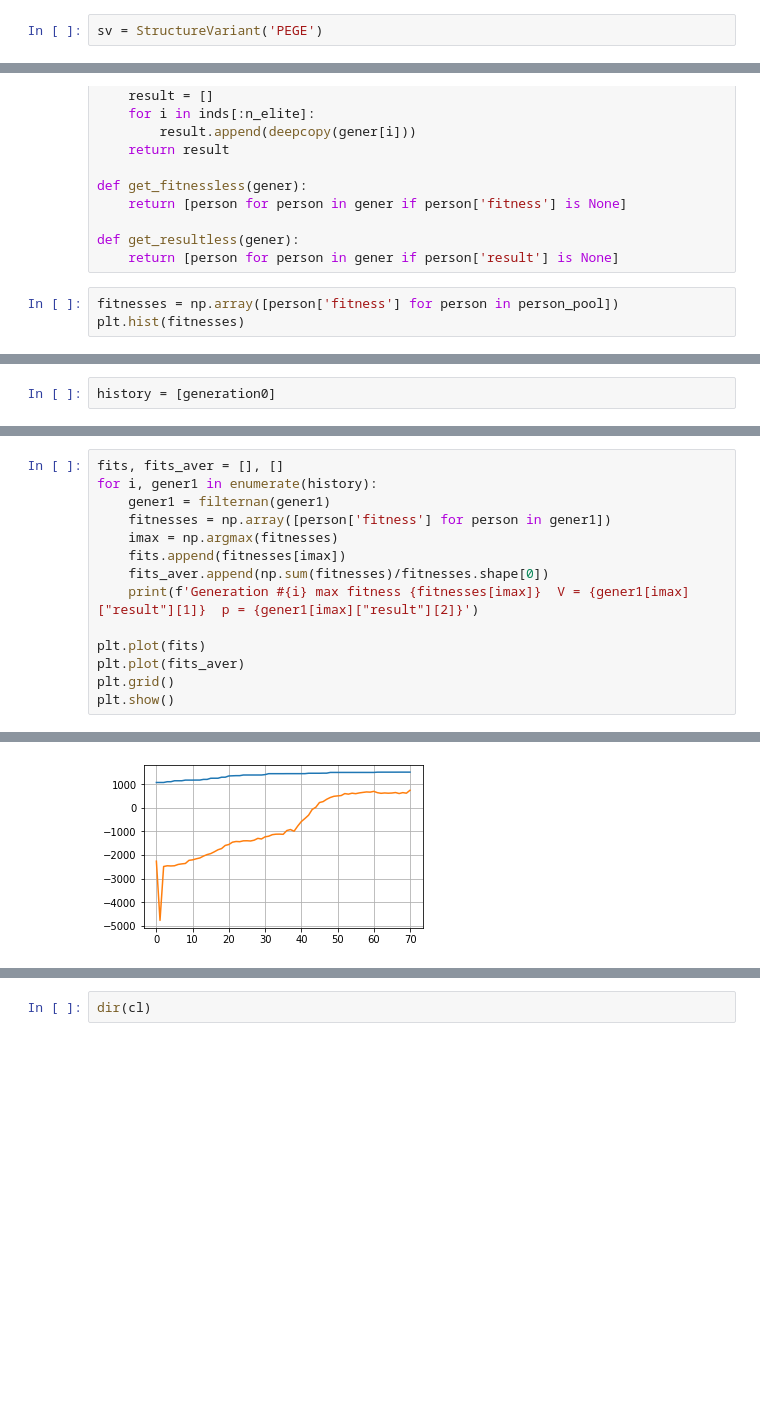
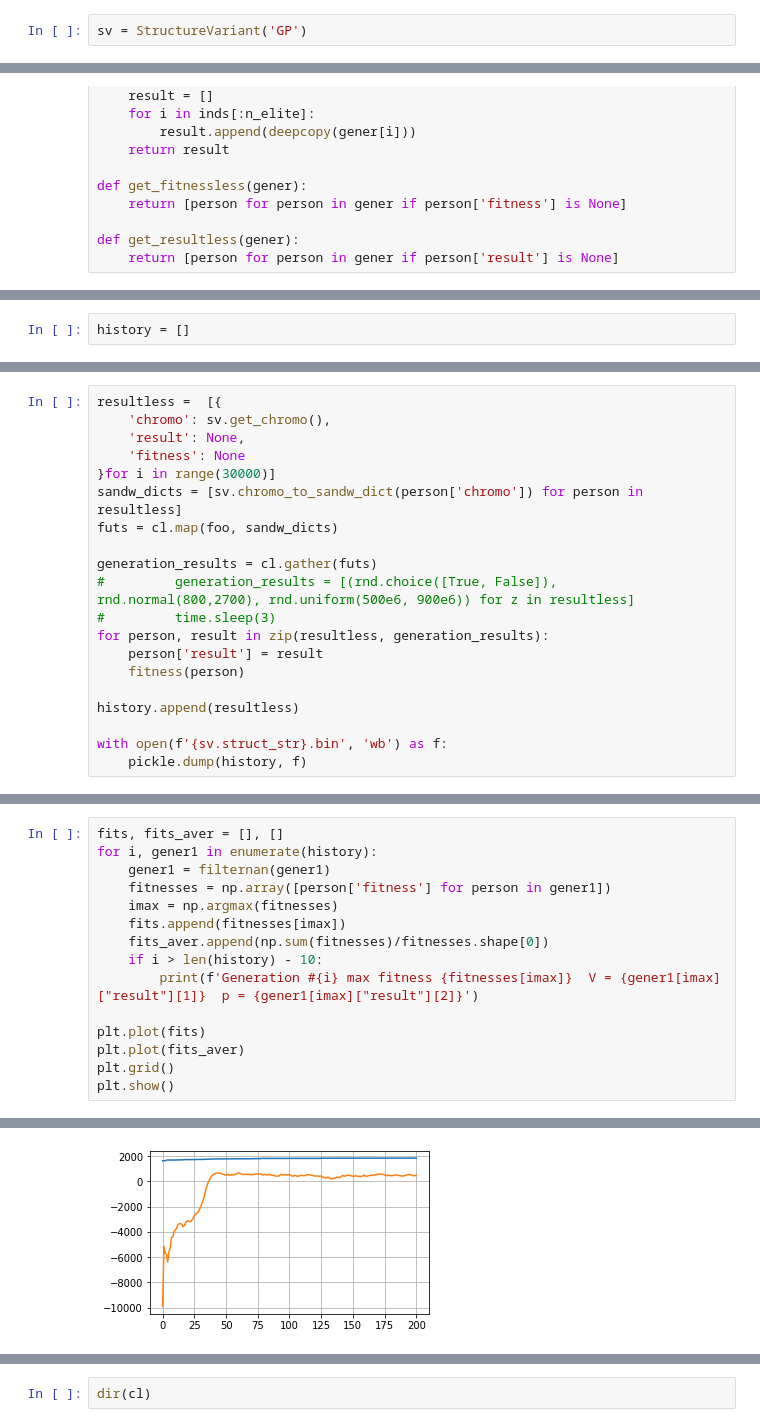
Before and after one commit to TovarnovM/pyKas, a Jupyter notebook: jupyters/Новая оптимизация/оптимизация.ipynb, the cells around one changed output, grey strips where cells are left out. Drawn from its saved outputs; the diff is of its cells as text; blank space fills up the shorter version.

```diff
--- a/jupyters/Новая оптимизация/оптимизация.ipynb
+++ b/jupyters/Новая оптимизация/оптимизация.ipynb
@@ -378,6 +377,6 @@ cl
 # %%
 cl.upload_file('sandwich.py')
 # %%
-sv = StructureVariant('PEGE')
+sv = StructureVariant('GP')
 # %%
 # import pickle
@@ -525,6 +490,3 @@ def get_fitnessless(gener):
 
 def get_resultless(gener):
     return [person for person in gener if person['result'] is None]
-# %%
-fitnesses = np.array([person['fitness'] for person in person_pool])
-plt.hist(fitnesses)
@@ -551,2 +515,2 @@ plt.hist([person['fitness'] for person in generation0])
 # %%
-history = [generation0]
+history = []
@@ -556,0 +517,20 @@ len(history)
+# %%
+resultless =  [{
+    'chromo': sv.get_chromo(),
+    'result': None,
+    'fitness': None
+}for i in range(30000)]
+sandw_dicts = [sv.chromo_to_sandw_dict(person['chromo']) for person in resultless]
+futs = cl.map(foo, sandw_dicts)
+
+generation_results = cl.gather(futs)
+#         generation_results = [(rnd.choice([True, False]), rnd.normal(800,2700), rnd.uniform(500e6, 900e6)) for z in resultless]
+#         time.sleep(3)
+for person, result in zip(resultless, generation_results):
+    person['result'] = result
+    fitness(person)
+
+history.append(resultless)
+
+with open(f'{sv.struct_str}.bin', 'wb') as f:
+    pickle.dump(history, f)
@@ -600,7 +614,8 @@ for i, gener1 in enumerate(history):
     imax = np.argmax(fitnesses)
     fits.append(fitnesses[imax])
     fits_aver.append(np.sum(fitnesses)/fitnesses.shape[0])
-    print(f'Generation #{i} max fitness {fitnesses[imax]}  V = {gener1[imax]["result"][1]}  p = {gener1[imax]["result"][2]}')
+    if i > len(history) - 10:
+        print(f'Generation #{i} max fitness {fitnesses[imax]}  V = {gener1[imax]["result"][1]}  p = {gener1[imax]["result"][2]}')
 
 plt.plot(fits)
 plt.plot(fits_aver)
@@ -627,2 +634,2 @@ Generation #70 max fitness 1505.2940896684472  V = 1505.2940896684472  p = 54158
-[figure, old version]
+[figure, new version]
 # %%
```
Also changed, not shown: parts of 18 cells of this notebook, 4 other files.
